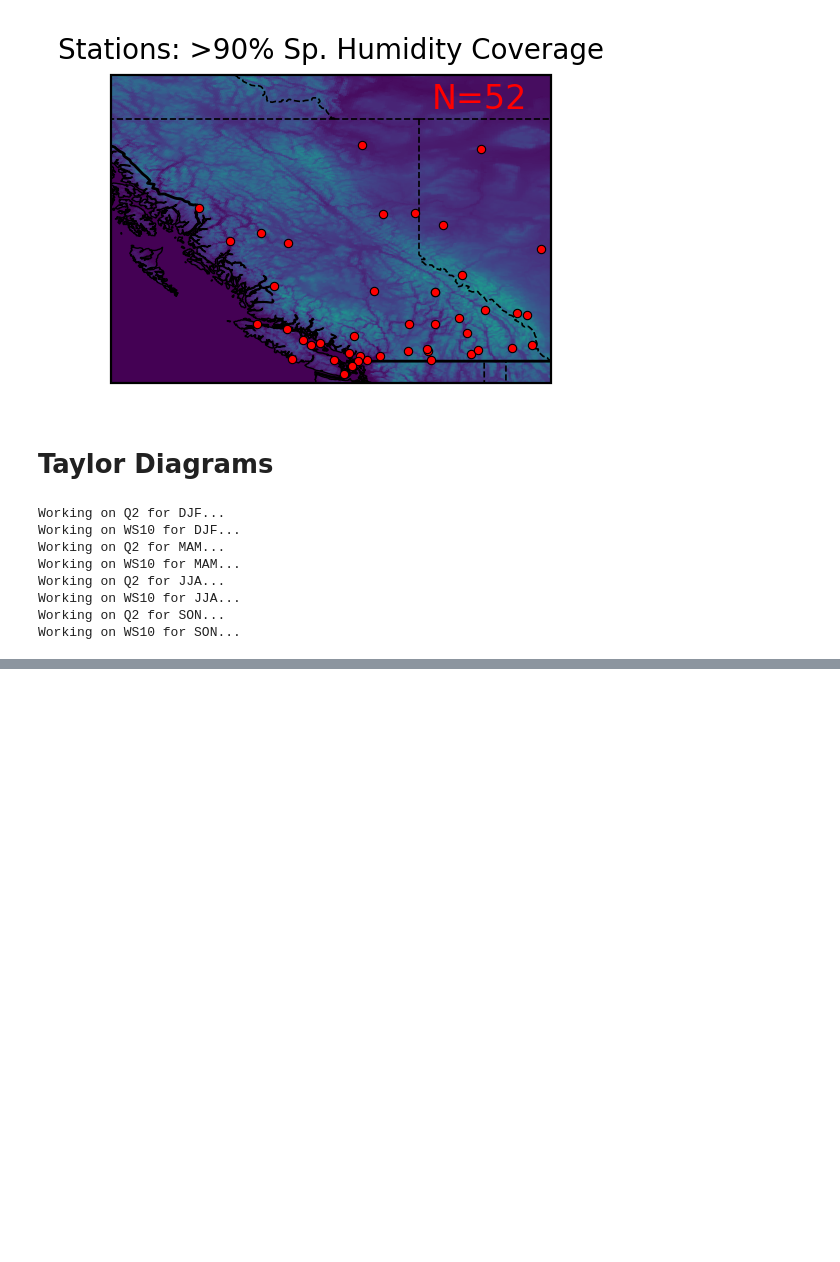
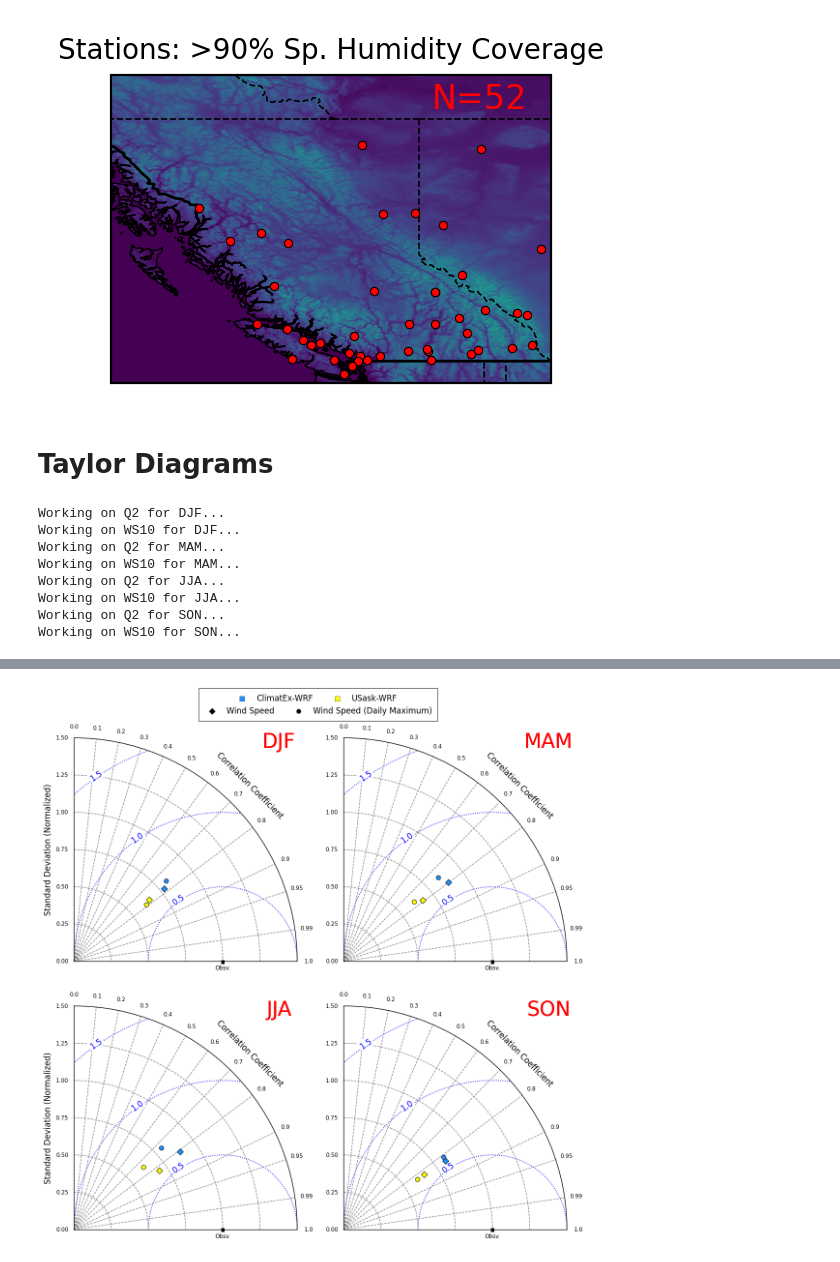
Before and after one commit to kdaust/ClimatExWRF, a Jupyter notebook: Robert/notebooks/winds/taylor_plots.ipynb, the cells around one changed output, grey strips where cells are left out. Cells and saved outputs as stored; diff of their text form; code cells hidden in the pictures; blank space fills up the shorter version.

```diff
--- a/Robert/notebooks/winds/taylor_plots.ipynb
+++ b/Robert/notebooks/winds/taylor_plots.ipynb
@@ -483,0 +490,77 @@ Plotting Humid for SON...
+# %%
+# JUST WINDS
+
+# ------------------------------------------------------------------
+# Set up the plot structure
+# ------------------------------------------------------------------
+
+fig = plt.figure(figsize=(11, 11), dpi=120)
+ax0 = fig.add_subplot(221, polar=True)
+ax1 = fig.add_subplot(222, polar=True)
+ax2 = fig.add_subplot(223, polar=True)
+ax3 = fig.add_subplot(224, polar=True)
+axes = [ax0, ax1, ax2, ax3]
+initialize_axis(ax0, add_ylabel=True)
+initialize_axis(ax1, add_ylabel=False)
+initialize_axis(ax2, add_ylabel=True)
+initialize_axis(ax3, add_ylabel=False)
+
+# ------------------------------------------------------------------
+# Plot the data on the Taylor diagram
+# ------------------------------------------------------------------
+
+markers = ['D', 'o', '^',]  # Denote variable (winds, winds dmax, humid)
+colours = ['dodgerblue', 'yellow',]  # Denote Model (UBC WRF, USASK WRF)
+std_norm, rms_norm, corr = [1.], [0.], [1.]
+
+# Loop over each variable (winds, humid) and each season
+for i, var in enumerate(keys[:-1]):
+    for j, season in enumerate(subkeys):
+
+        print(f"Plotting {var} for {season}...")
+
+        # compute taylor statistics for var (UBC WRF) and plot
+        stats_ubc = sm.taylor_statistics(wrf_ubc_vals[var][season], stn_vals[var][season])
+        std_norm.append(stats_ubc['sdev'][1] / stats_ubc['sdev'][0])
+        rms_norm.append(stats_ubc['crmsd'][1] / stats_ubc['sdev'][0])
+        corr.append(stats_ubc['ccoef'][1])
+        if (corr[-1] < 0) or np.isnan(corr[-1]):
+            print(f"WARNING: Negative or NaN correlation for variable {var} and season {season} in UBC WRF")
+        plot_point(std_norm[-1], np.arccos(corr[-1]), marker=markers[i], col=colours[0], edgecol='k', ax=axes[j])
+        # plot_point(std_norm[-1], np.arccos(corr[-1]), text=f"1", ax=axes[j], col='k')
+
+        # compute taylor statistics for var (USASK WRF) and plot
+        stats_usask = sm.taylor_statistics(wrf_usask_vals[var][season], stn_vals[var][season])
+        std_norm.append(stats_usask['sdev'][1] / stats_usask['sdev'][0])
+        rms_norm.append(stats_usask['crmsd'][1] / stats_usask['sdev'][0])
+        corr.append(stats_usask['ccoef'][1])
+        if (corr[-1] < 0) or np.isnan(corr[-1]):
+            print(f"WARNING: Negative or NaN correlation for variable {var} and season {season} in USask WRF")
+        plot_point(std_norm[-1], np.arccos(corr[-1]), marker=markers[i], col=colours[1], edgecol='k', ax=axes[j])
+        # plot_point(std_norm[-1], np.arccos(corr[-1]), text=f"2", ax=axes[j], col='k')
+
+        # add text for specifying season in the top right of each subplot
+        plot_point(2, np.pi/4, text=f"{season}", ax=axes[j], col='red', fs=25)
+
+# legend
+plot_point(-1, -1, marker='s', ax=axes[0], col=colours[0], fs=0, lw=0.3, label='ClimatEx-WRF')
+plot_point(-1, -1, marker='s', ax=axes[0], col=colours[1], fs=0, lw=0.3, label='USask-WRF')
+plot_point(-1, -1, marker=markers[0], ax=axes[1], col='k', fs=0, lw=0.3, label='Wind Speed')
+plot_point(-1, -1, marker=markers[1], ax=axes[1], col='k', fs=0, lw=0.3, label='Wind Speed (Daily Maximum)')
+# plot_point(-1, -1, marker=markers[2], ax=axes[1], col='k', fs=0, lw=0.3, label='Specific Humidity')
+
+axes[0].legend(loc='upper right', fontsize=10, frameon=False, ncols=2, bbox_to_anchor=(1.48, 1.23),)
+axes[1].legend(loc='upper right', fontsize=10, frameon=False, ncols=3, bbox_to_anchor=(.43, 1.23),)
+leg0 = axes[0].get_legend()
+leg1 = axes[1].get_legend()
+leg1.set_frame_on(True)
+frame = leg1.get_frame()
+frame.set_boxstyle("square,pad=0.28")
+frame.set_facecolor("none")
+frame.set_edgecolor("black")
+frame.set_linewidth(0.6)
+frame.set_alpha(1.0)
+leg1.set_title(" ", prop={"size": 10})
+
+plt.show()
+# %% [output]
@@ -483,0 +575 @@ Plotting Humid for SON...
+[figure, added]
```
Also changed, not shown: parts of 6 cells of this notebook, 5 other files.
